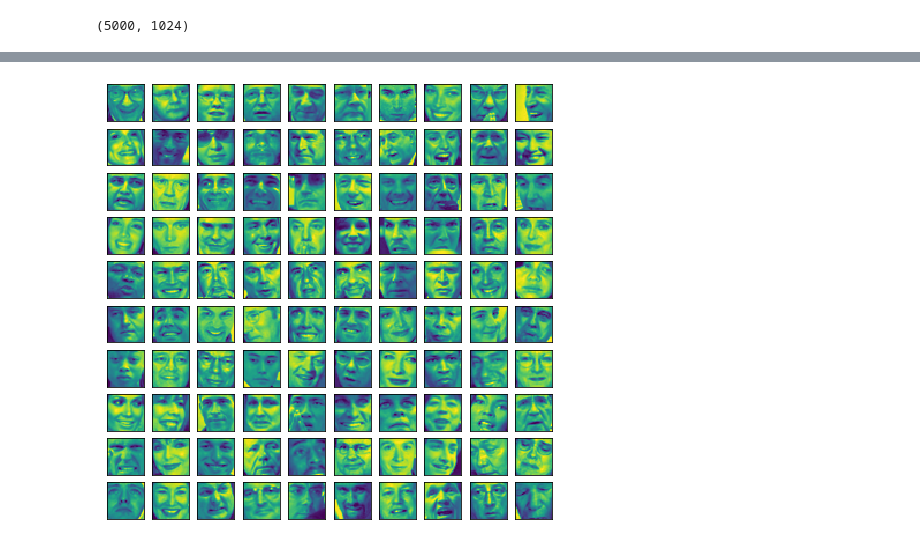
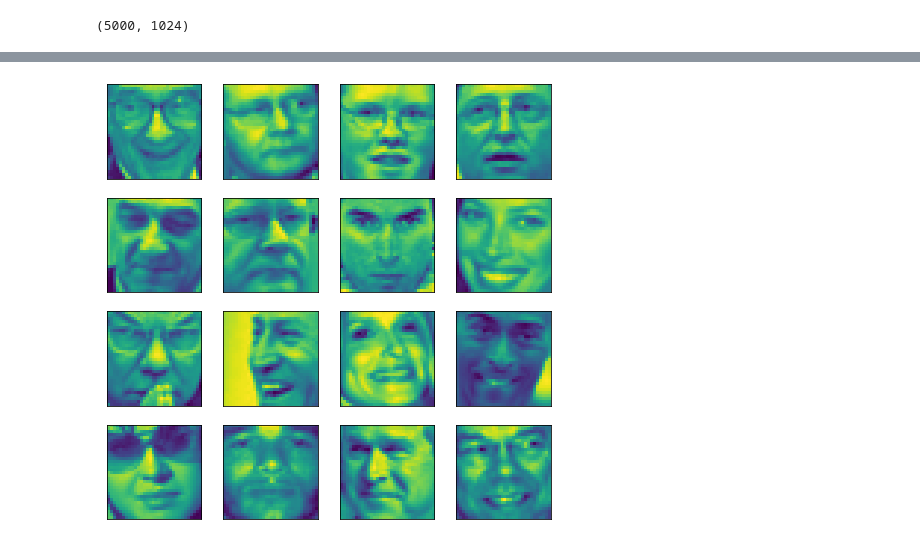
Before and after one commit to jh-lau/NLP, a Jupyter notebook: Machine_Learning_Andrew_Ng_Coursera/7_kmeans_and_PCA/assignment.ipynb, the cells around one changed output, grey strips where cells are left out. Drawn from its saved outputs; the diff is of its cells as text; code cells hidden in the pictures.

```diff
--- a/Machine_Learning_Andrew_Ng_Coursera/7_kmeans_and_PCA/assignment.ipynb
+++ b/Machine_Learning_Andrew_Ng_Coursera/7_kmeans_and_PCA/assignment.ipynb
@@ -321,5 +333,5 @@ def plot_n_image(X, n):
         ax.set_yticks([])
 # %%
 %%time
-plot_n_image(X, 100)
+plot_n_image(X, 16)
 # %% [output]
@@ -327,2 +339,2 @@ Wall time: 3.78 s
-[figure, old version]
+[figure, new version]
 # %%
```
Also changed, not shown: parts of 5 cells of this notebook, 4 other files.
